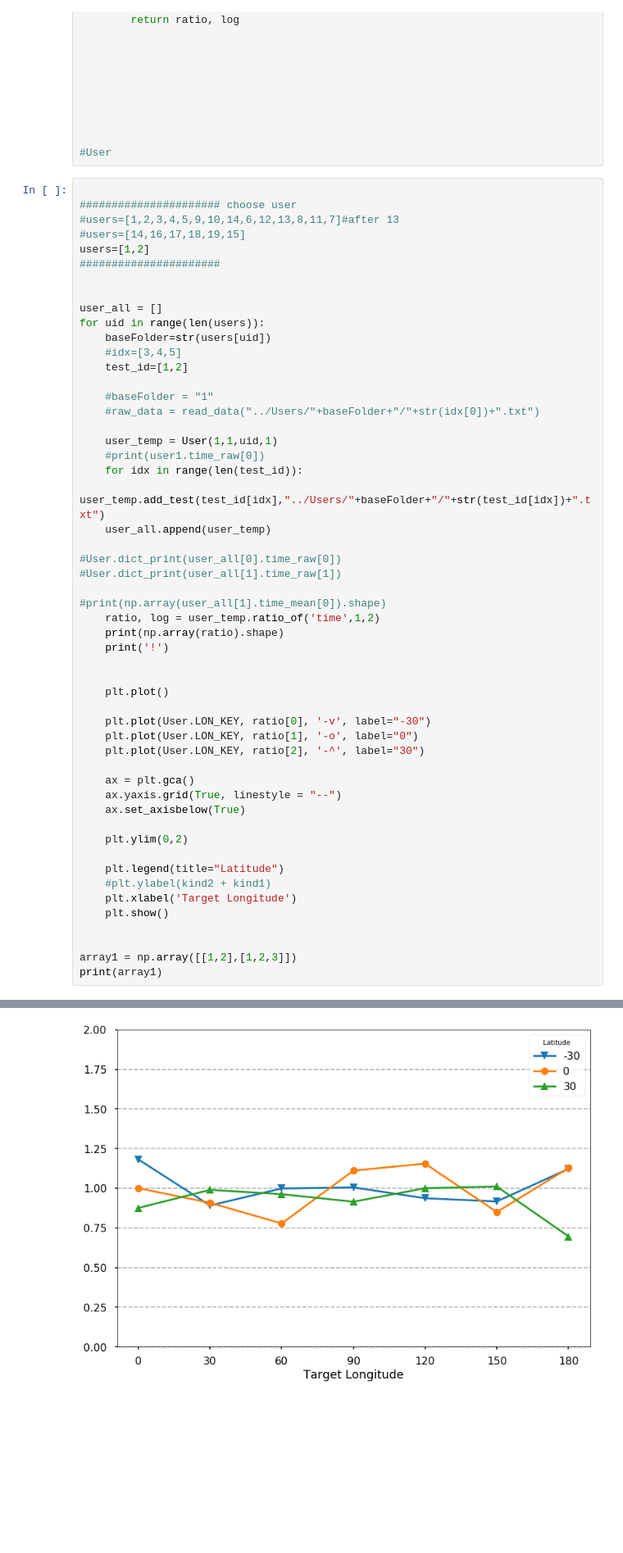
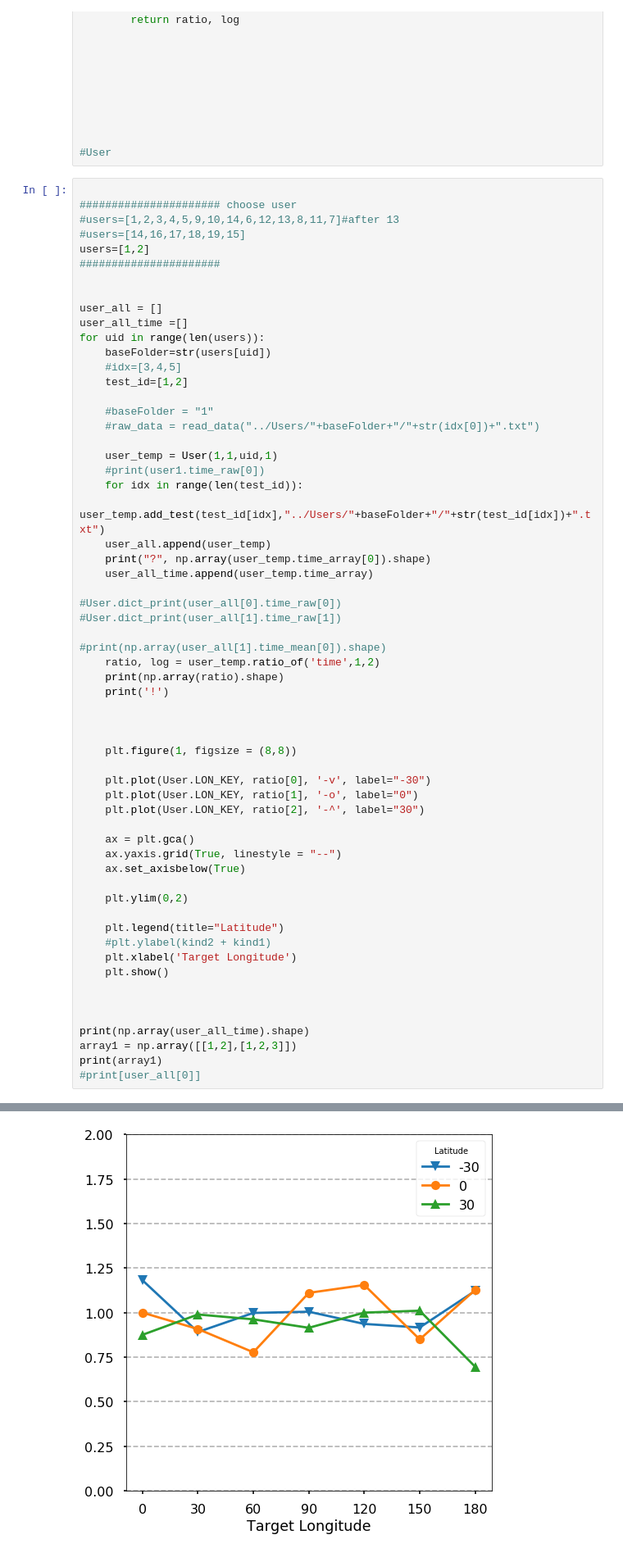
Before and after one commit to red-pencil/python_data, a Jupyter notebook: vtdata/Scripts/plot_20190427-Copy1.ipynb, the cells around one changed output, grey strips where cells are left out. Shown: that part at 82% size. Cells and saved outputs as stored; diff of their text form; blank space fills up the shorter version.

```diff
--- a/vtdata/Scripts/plot_20190427-Copy1.ipynb
+++ b/vtdata/Scripts/plot_20190427-Copy1.ipynb
@@ -317,6 +317,7 @@ users=[1,2]
 
 
 user_all = []
+user_all_time =[]
 for uid in range(len(users)):
     baseFolder=str(users[uid])
     #idx=[3,4,5]
@@ -330,6 +331,8 @@ for uid in range(len(users)):
     for idx in range(len(test_id)):
         user_temp.add_test(test_id[idx],"../Users/"+baseFolder+"/"+str(test_id[idx])+".txt")
     user_all.append(user_temp)
+    print("?", np.array(user_temp.time_array[0]).shape)
+    user_all_time.append(user_temp.time_array)
 
 #User.dict_print(user_all[0].time_raw[0])
 #User.dict_print(user_all[1].time_raw[1])
@@ -340,7 +343,8 @@ for uid in range(len(users)):
     print('!')
 
 
-    plt.plot()
+
+    plt.figure(1, figsize = (8,8))
 
     plt.plot(User.LON_KEY, ratio[0], '-v', label="-30")
     plt.plot(User.LON_KEY, ratio[1], '-o', label="0")
@@ -358,8 +362,11 @@ for uid in range(len(users)):
     plt.show()
 
 
+
+print(np.array(user_all_time).shape)
 array1 = np.array([[1,2],[1,2,3]])
 print(array1)
+#print[user_all[0]]
 # %% [output]
 Reading ../Users/1/1.txt
 (3, 7)
@@ -370,10 +378,10 @@ Reading ../Users/1/2.txt
 (5,)
 (3, 7) (3, 7)
 (3, 7)
 (3, 7)
 (3, 7)
 !
-[figure, old version]
+[figure, new version]
 Reading ../Users/2/1.txt
 (3, 7)
 (3, 7)
```
Also changed, not shown: parts of 2 cells of this notebook, 1 other file.
